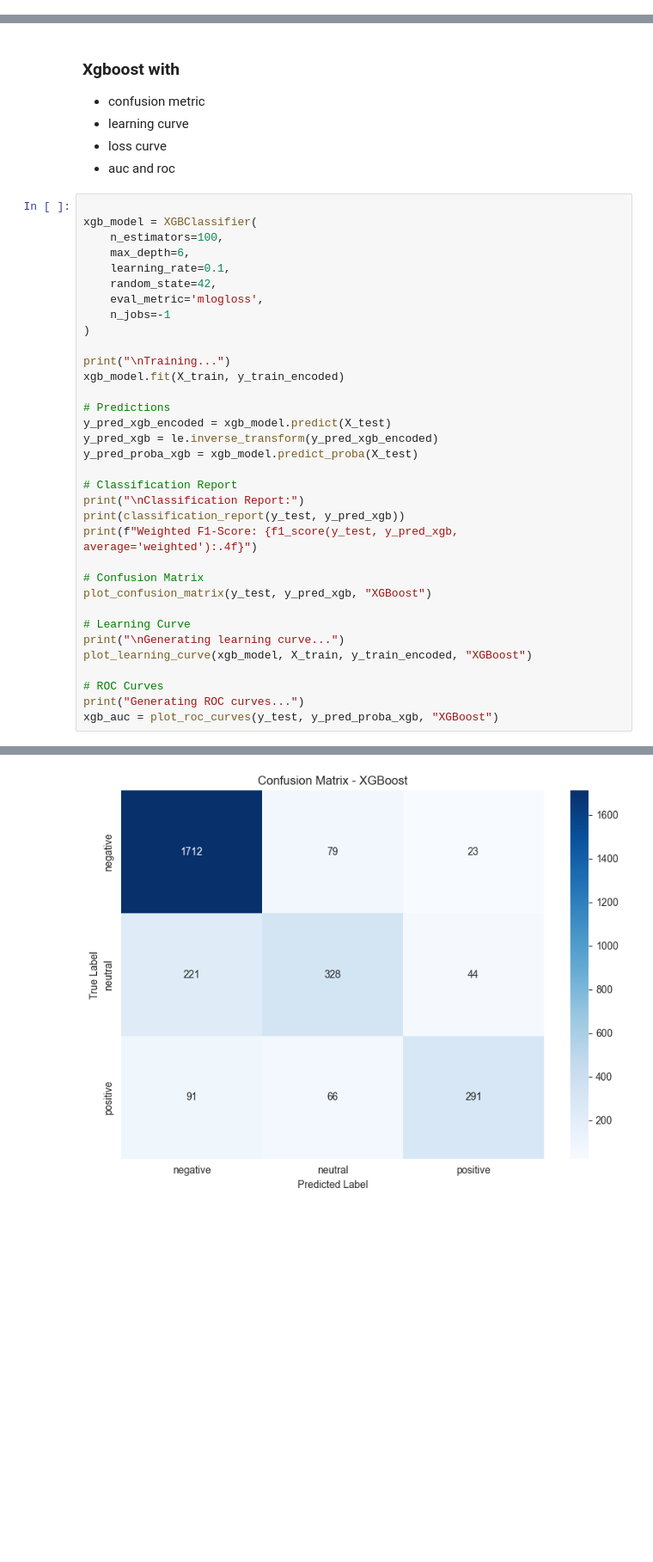
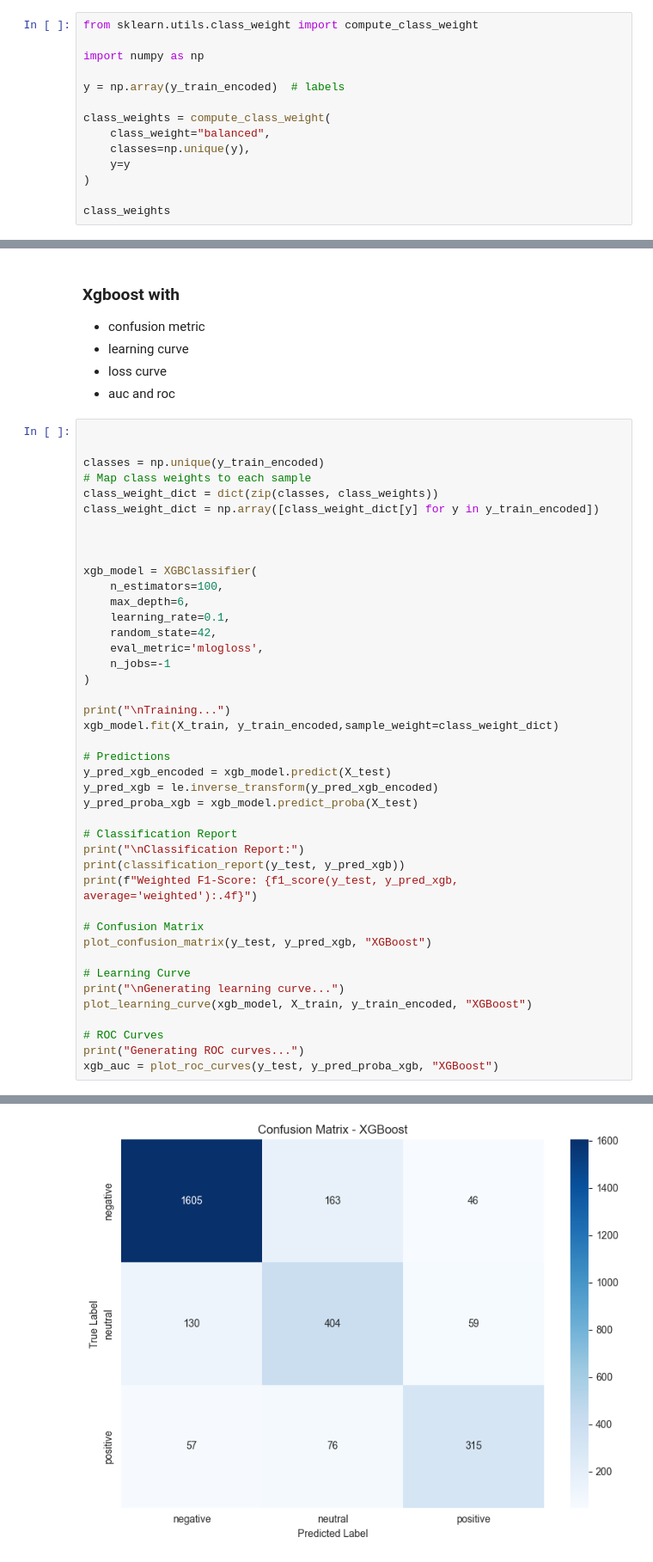
Before and after one commit to mohammed-ali-boutaine/AeroStream, a Jupyter notebook: notebook/4-Modeling copy.ipynb, the cells around one changed output, grey strips where cells are left out. Shown at 86% size. Drawn from its saved outputs; the diff is of its cells as text; blank space fills up the shorter version.

```diff
--- a/notebook/4-Modeling.ipynb
+++ b/notebook/4-Modeling copy.ipynb
@@ -168,0 +170,14 @@ def plot_roc_curves(y_true, y_pred_proba, title, classes=['negative', 'neutral',
+# %%
+from sklearn.utils.class_weight import compute_class_weight
+
+import numpy as np
+
+y = np.array(y_train_encoded)  # labels
+
+class_weights = compute_class_weight(
+    class_weight="balanced",
+    classes=np.unique(y),
+    y=y
+)
+
+class_weights
@@ -288,6 +305,14 @@ Generating ROC curves...
 - loss curve
 - auc and roc
 # %%
+
+
+classes = np.unique(y_train_encoded)
+# Map class weights to each sample
+class_weight_dict = dict(zip(classes, class_weights))
+class_weight_dict = np.array([class_weight_dict[y] for y in y_train_encoded])
+
+
 
 xgb_model = XGBClassifier(
     n_estimators=100,
@@ -299,7 +324,7 @@ xgb_model = XGBClassifier(
 )
 
 print("\nTraining...")
-xgb_model.fit(X_train, y_train_encoded)
+xgb_model.fit(X_train, y_train_encoded,sample_weight=class_weight_dict)
 
 # Predictions
 y_pred_xgb_encoded = xgb_model.predict(X_test)
@@ -339,4 +364,4 @@ Weighted F1-Score: 0.8080
-[figure, old version]
+[figure, new version]
 Generating learning curve...
 [figure]
 Generating ROC curves...
```
Also changed, not shown: parts of 8 cells of this notebook, 5 other files.
